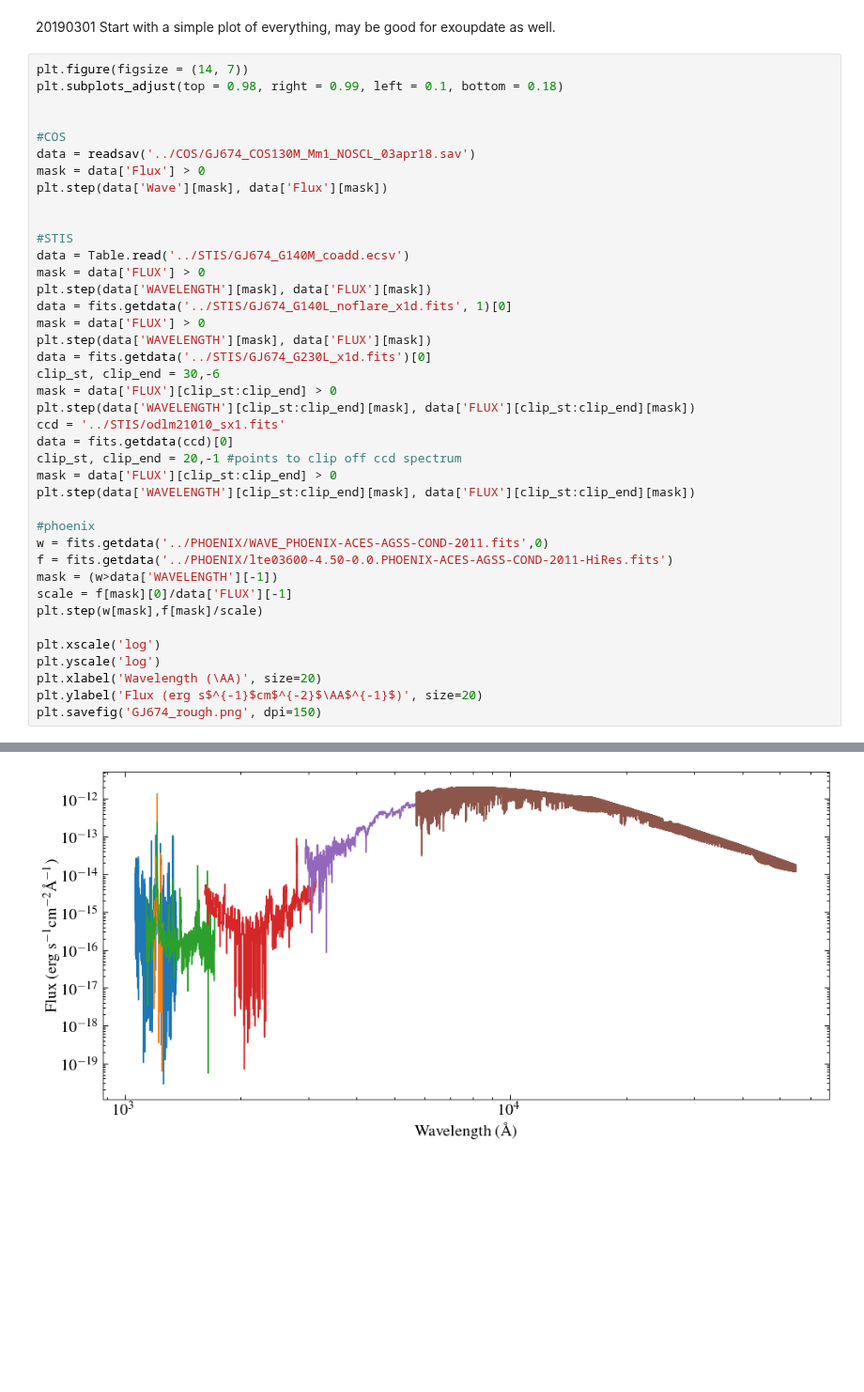
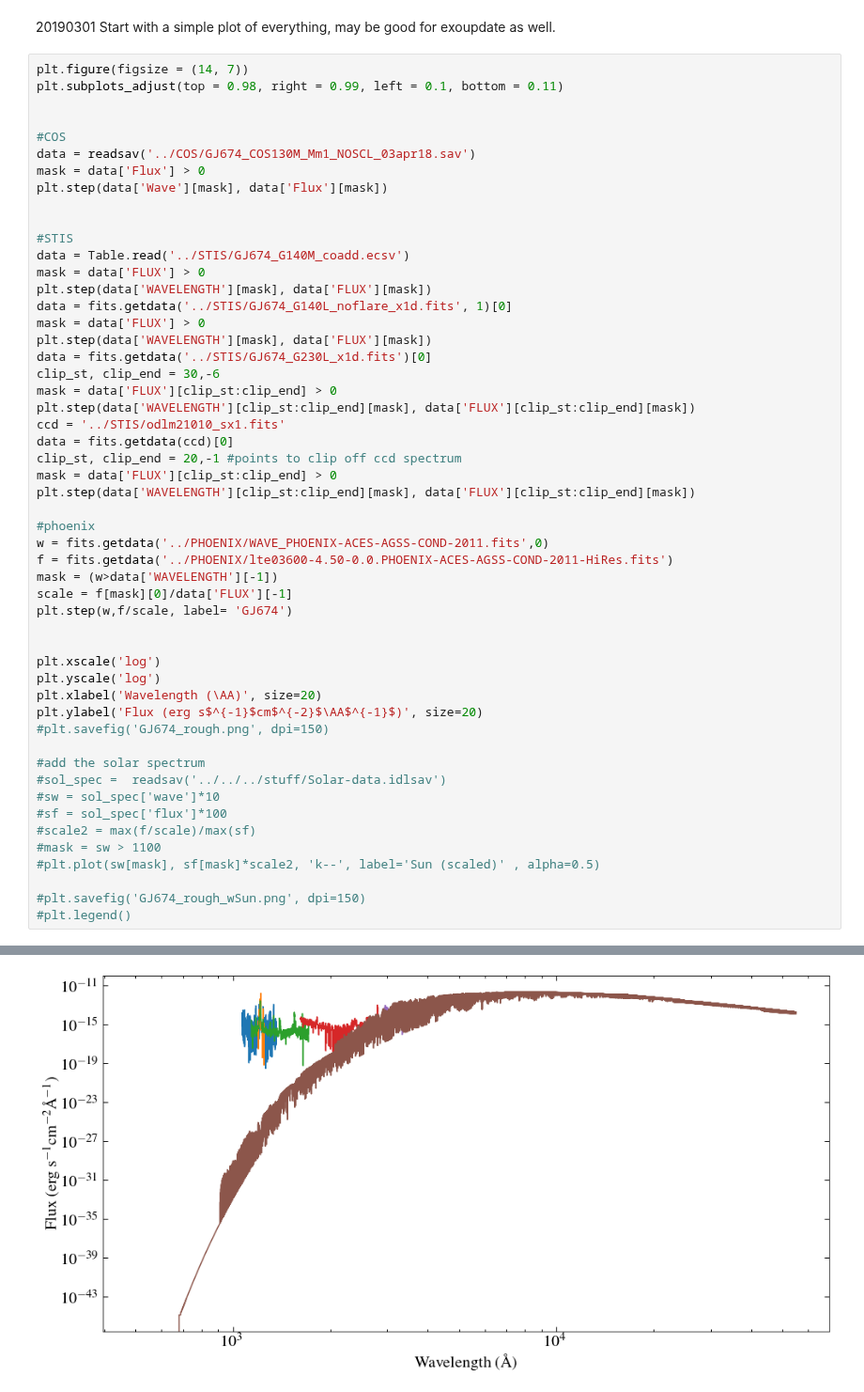
Before and after one commit to davidjwilson/SEDs, a Jupyter notebook: gj_674/combined/combined_sed_rough.ipynb, the cells around one changed output, grey strips where cells are left out. Shown at 94% size. Saved outputs shown, nothing was run; the diff lists cells and outputs as text; blank space fills up the shorter version.

```diff
--- a/gj_674/combined/combined_sed_rough.ipynb
+++ b/gj_674/combined/combined_sed_rough.ipynb
@@ -20,7 +20,7 @@ rcParams["font.size"] = 20
 20190301 Start with a simple plot of everything, may be good for exoupdate as well.
 # %%
 plt.figure(figsize = (14, 7))
-plt.subplots_adjust(top = 0.98, right = 0.99, left = 0.1, bottom = 0.18)
+plt.subplots_adjust(top = 0.98, right = 0.99, left = 0.1, bottom = 0.11)
 
 
 #COS
@@ -51,11 +51,23 @@ w = fits.getdata('../PHOENIX/WAVE_PHOENIX-ACES-AGSS-COND-2011.fits',0)
 f = fits.getdata('../PHOENIX/lte03600-4.50-0.0.PHOENIX-ACES-AGSS-COND-2011-HiRes.fits')
 mask = (w>data['WAVELENGTH'][-1])
 scale = f[mask][0]/data['FLUX'][-1]
-plt.step(w[mask],f[mask]/scale)
+plt.step(w,f/scale, label= 'GJ674')
+
 
 plt.xscale('log')
 plt.yscale('log')
 plt.xlabel('Wavelength (\AA)', size=20)
 plt.ylabel('Flux (erg s$^{-1}$cm$^{-2}$\AA$^{-1}$)', size=20)
-plt.savefig('GJ674_rough.png', dpi=150)
+#plt.savefig('GJ674_rough.png', dpi=150)
+
+#add the solar spectrum
+#sol_spec =  readsav('../../../stuff/Solar-data.idlsav')
+#sw = sol_spec['wave']*10
+#sf = sol_spec['flux']*100
+#scale2 = max(f/scale)/max(sf)
+#mask = sw > 1100
+#plt.plot(sw[mask], sf[mask]*scale2, 'k--', label='Sun (scaled)' , alpha=0.5)
+
+#plt.savefig('GJ674_rough_wSun.png', dpi=150)
+#plt.legend()
 # %% [output]
@@ -62 +75 @@ plt.savefig('GJ674_rough.png', dpi=150)
-[figure, old version]
+[figure, new version]
```
Also changed, not shown: parts of 3 cells of this notebook, 6 other files.
